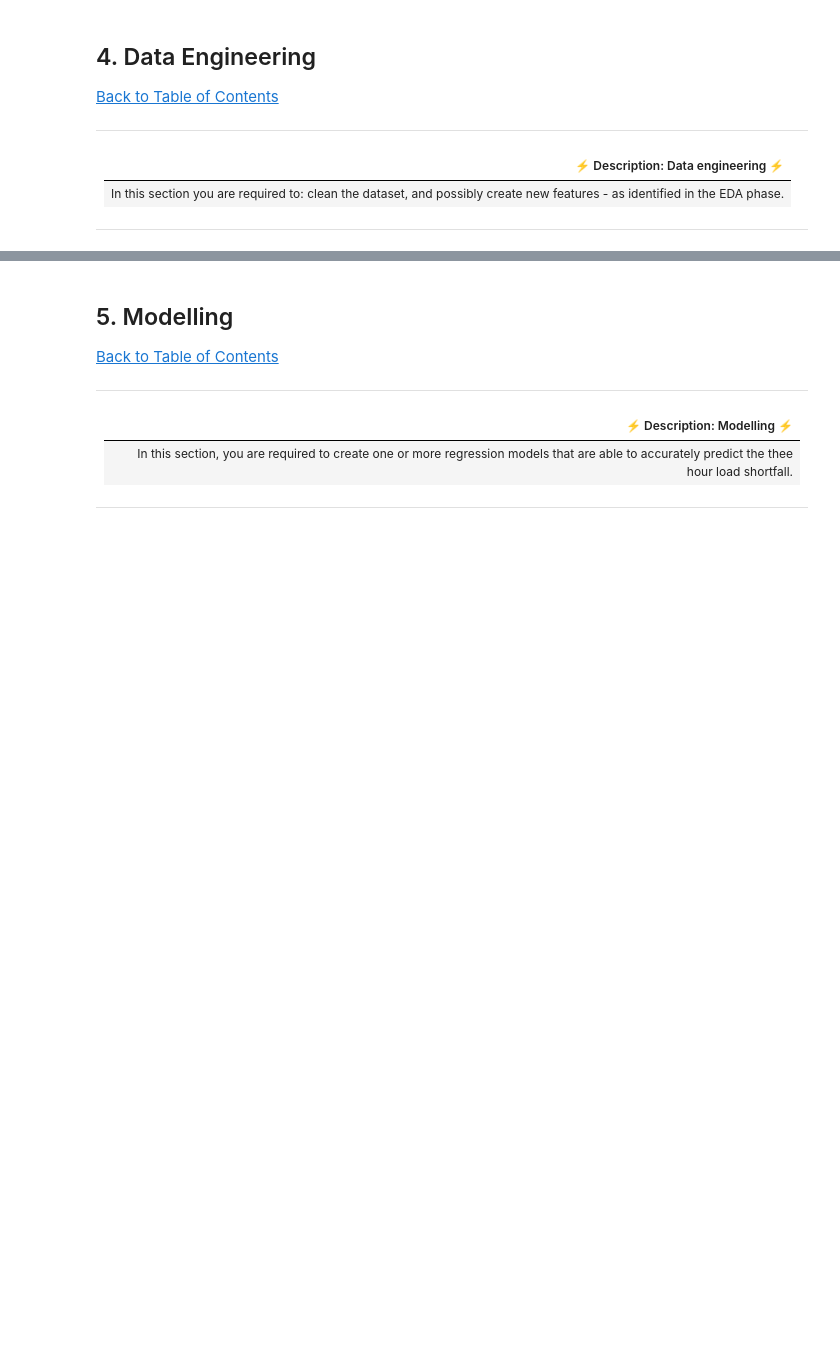
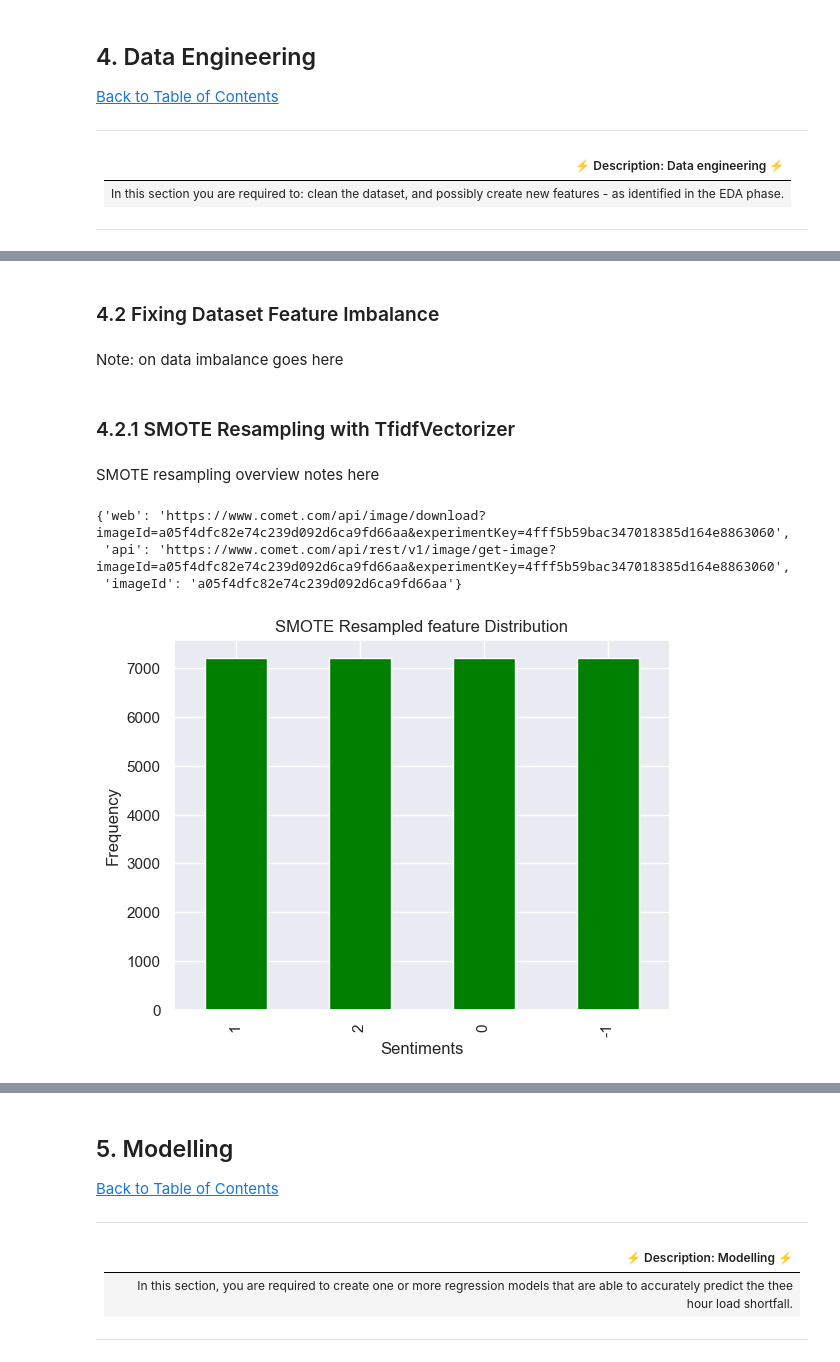
Before and after one commit to ObengKojo23/2207ACDS_TEAM_CW2, a Jupyter notebook: notebooks/twitter_sentiment_classification_notebook.ipynb, the cells around one changed output, grey strips where cells are left out. Drawn from its saved outputs; the diff is of its cells as text; code cells hidden in the pictures; blank space fills up the shorter version.

Commit message:
performed SMOTE, down and upsampling techniques on dataset

```diff
--- a/notebooks/twitter_sentiment_classification_notebook.ipynb
+++ b/notebooks/twitter_sentiment_classification_notebook.ipynb
@@ -668,0 +667,45 @@ def clean_df(df, col):
+# %%
+#Split train dataset features into Predictor and Target
+X_imbalanced = train_copy['message']
+y_imbalanced = train_copy['sentiment']
+
+unseen_X = test_copy['message']
+# %% [markdown]
+### 4.2 Fixing Dataset Feature Imbalance
+# %% [markdown]
+Note: on data imbalance goes here
+# %% [markdown]
+### 4.2.1 SMOTE Resampling with TfidfVectorizer
+# %% [markdown]
+SMOTE resampling overview notes here
+# %%
+#import SMOTE
+from imblearn.over_sampling import SMOTE, SVMSMOTE
+from sklearn.feature_extraction.text import TfidfVectorizer
+from sklearn import svm
+
+
+#creating an object of the TfidfVectorizer
+vectorizer = TfidfVectorizer(max_df=0.90, min_df=1, ngram_range=(1,2), stop_words='english')
+
+# bag-of-words generator
+X_vectorized = vectorizer.fit_transform(X_imbalanced)
+
+# Resampling the minority class. The strategy can be changed as required.
+sm = SMOTE(random_state = 2)
+svm_smote = SVMSMOTE(random_state = 100, svm_estimator = svm.SVC(kernel='linear'))
+
+# Fit the model
+X_smote, y_smote = svm_smote.fit_resample(X_vectorized, y_imbalanced)
+# %%
+# visualise distribution of  SMOTE resampling
+y_smote.value_counts().plot(kind='bar', color='green')
+plt.title('SMOTE Resampled feature Distribution')
+plt.ylabel('Frequency')
+plt.xlabel('Sentiments')
+experiment.log_figure(figure_name = 'SMOTE Resampled Feature Distribution')
+# %% [output]
+{'web': 'https://www.comet.com/api/image/download?imageId=a05f4dfc82e74c239d092d6ca9fd66aa&experimentKey=4fff5b59bac347018385d164e8863060',
+ 'api': 'https://www.comet.com/api/rest/v1/image/get-image?imageId=a05f4dfc82e74c239d092d6ca9fd66aa&experimentKey=4fff5b59bac347018385d164e8863060',
+ 'imageId': 'a05f4dfc82e74c239d092d6ca9fd66aa'}
+[figure, added]
```
Also changed, not shown: parts of 32 cells of this notebook.
